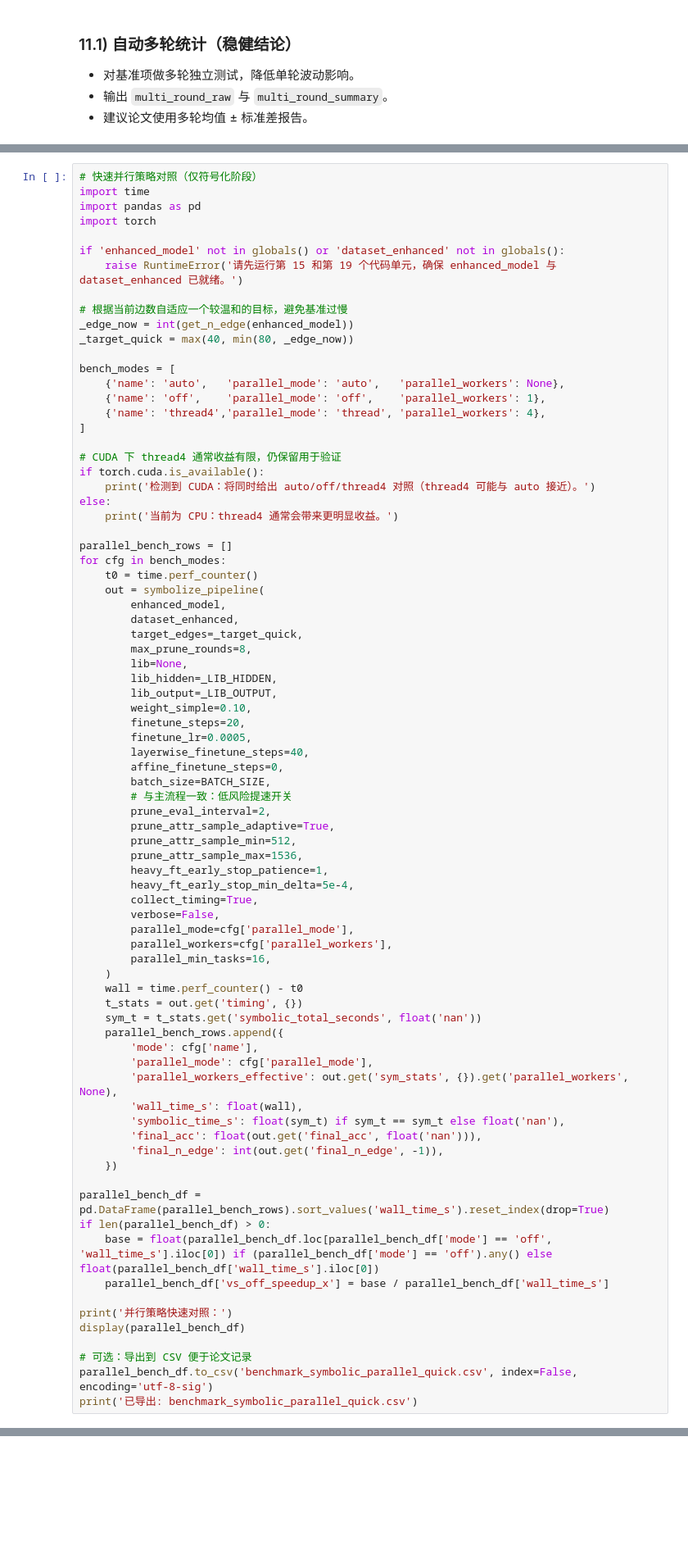
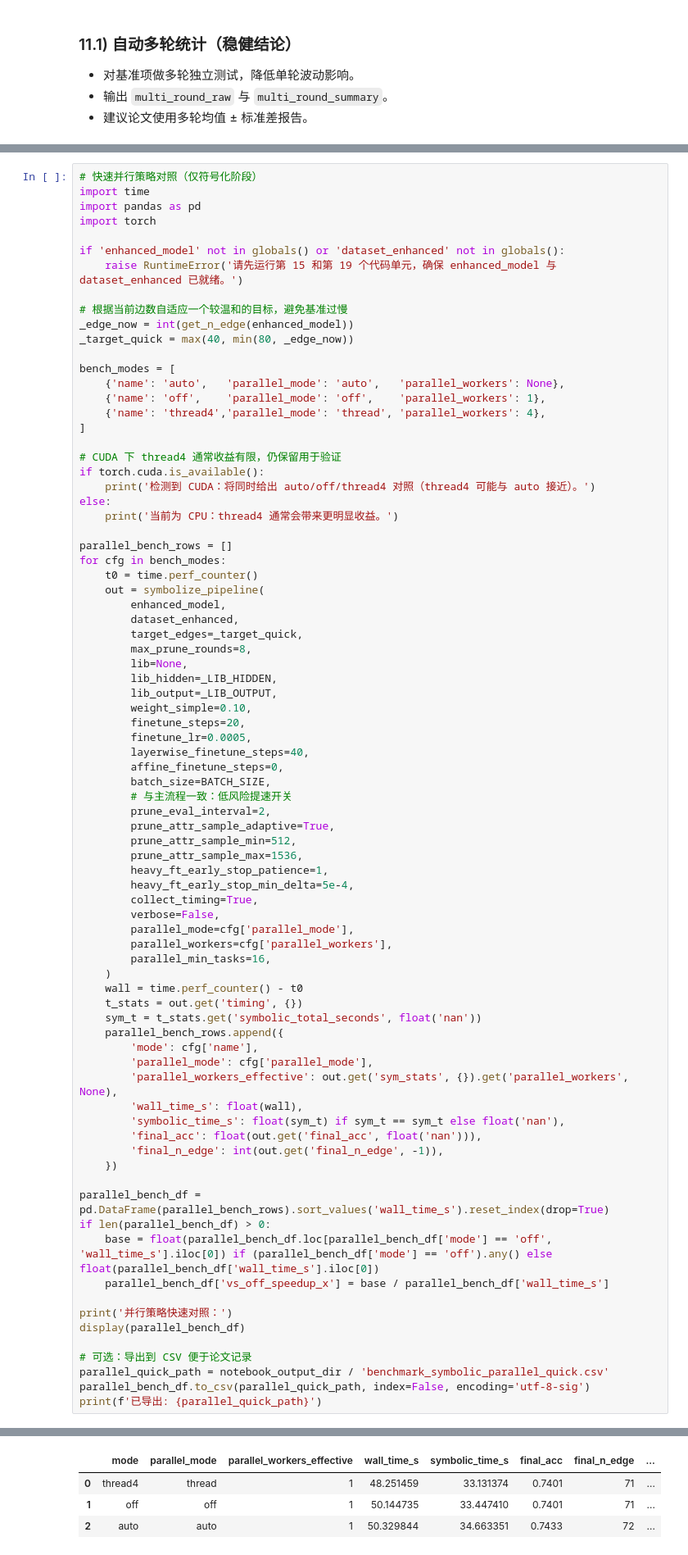
Before and after one commit to ccstudentcc/symkan-experiments, a Jupyter notebook: notebooks/kan.ipynb, the cells around one changed output, grey strips where cells are left out. Shown at 82% size. Saved outputs shown, nothing was run; the diff lists cells and outputs as text; blank space fills up the shorter version.

```diff
--- a/notebooks/kan.ipynb
+++ b/notebooks/kan.ipynb
@@ -971,5 +1195,7 @@ print('并行策略快速对照：')
 display(parallel_bench_df)
 
 # 可选：导出到 CSV 便于论文记录
-parallel_bench_df.to_csv('benchmark_symbolic_parallel_quick.csv', index=False, encoding='utf-8-sig')
-print('已导出: benchmark_symbolic_parallel_quick.csv')
+parallel_quick_path = notebook_output_dir / 'benchmark_symbolic_parallel_quick.csv'
+parallel_bench_df.to_csv(parallel_quick_path, index=False, encoding='utf-8-sig')
+print(f'已导出: {parallel_quick_path}')
+# %% [output]
@@ -975,0 +1204,4 @@ print('已导出: benchmark_symbolic_parallel_quick.csv')
+|  | mode | parallel_mode | parallel_workers_effective | wall_time_s | symbolic_time_s | final_acc | final_n_edge | ... |
+| 0 | thread4 | thread | 1 | 48.251459 | 33.131374 | 0.7401 | 71 | ... |
+| 1 | off | off | 1 | 50.144735 | 33.447410 | 0.7401 | 71 | ... |
+| 2 | auto | auto | 1 | 50.329844 | 34.663351 | 0.7433 | 72 | ... |
```
Also changed, not shown: parts of 16 cells of this notebook, 24 other files.
